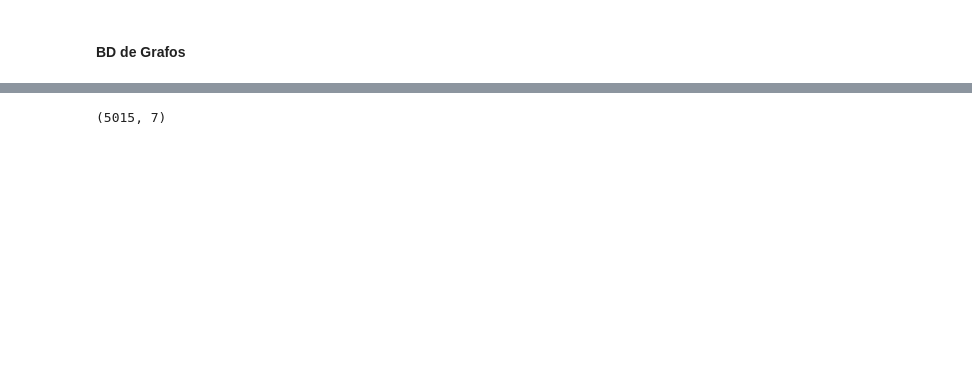
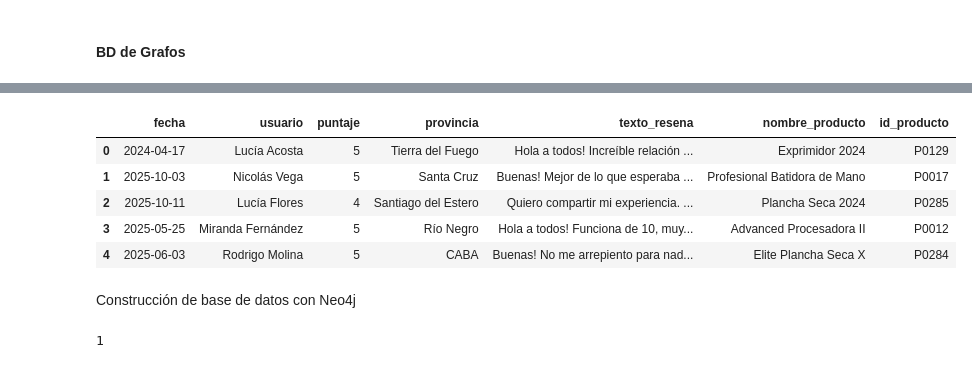
Before and after one commit to CaroRuiz92/RAG_RAG-Agent_Products, a Jupyter notebook: notebook/des_rag.ipynb, the cells around one changed output, grey strips where cells are left out. Saved outputs shown, nothing was run; the diff lists cells and outputs as text; code cells hidden in the pictures; blank space fills up the shorter version.

Commit message:
Desarrollo de bases de datos de consulta e interfaces para usuario

```diff
--- a/notebook/des_rag.ipynb
+++ b/notebook/des_rag.ipynb
@@ -242,4 +252,21 @@ df_resenas.head()
 # %%
-df_resenas.shape
+df_resenas['fecha'] = pd.to_datetime(df_resenas['fecha'])
-# %% [output]
-(5015, 7)
+# %%
+df_resenas['usuario'] = df_resenas['usuario'].str.replace('_', ' ', regex=False)
+# %%
+df_resenas[['nombre_producto', 'id_producto']] = df_resenas['producto'].str.extract(r'^(.*?)\s\((P\d+)\)$')
+# %%
+df_resenas['puntaje'] = df_resenas['puntaje'].str.split('/').str[0].astype(int)
+# %%
+df_resenas = df_resenas.drop(columns=['telefono', 'producto'])
+# %%
+df_resenas.head()
+# %% [output]
+|  | fecha | usuario | puntaje | provincia | texto_resena | nombre_producto | id_producto |
+| 0 | 2024-04-17 | Lucía Acosta | 5 | Tierra del Fuego | Hola a todos! Increíble relación ... | Exprimidor 2024 | P0129 |
+| 1 | 2025-10-03 | Nicolás Vega | 5 | Santa Cruz | Buenas! Mejor de lo que esperaba ... | Profesional Batidora de Mano | P0017 |
+| 2 | 2025-10-11 | Lucía Flores | 4 | Santiago del Estero | Quiero compartir mi experiencia. ... | Plancha Seca 2024 | P0285 |
+| 3 | 2025-05-25 | Miranda Fernández | 5 | Río Negro | Hola a todos! Funciona de 10, muy... | Advanced Procesadora II | P0012 |
+| 4 | 2025-06-03 | Rodrigo Molina | 5 | CABA | Buenas! No me arrepiento para nad... | Elite Plancha Seca X | P0284 |
+# %% [markdown]
+Construcción de base de datos con Neo4j
@@ -245,0 +277,11 @@ df_resenas.shape
+# %%
+uri = "neo4j+s://a5a91658.databases.neo4j.io"
+user = "a5a91658"
+password = "pD3DBz-E3P3MRLaKf077DwxQFhi3KEIl1EfE2hxF2LY"
+
+driver = GraphDatabase.driver(uri, auth=(user, password))
+
+with driver.session() as session:
+    print(session.run("RETURN 1").single()[0])
+# %% [output]
+1
```
Also changed, not shown: parts of 22 cells of this notebook, 7 other files.
